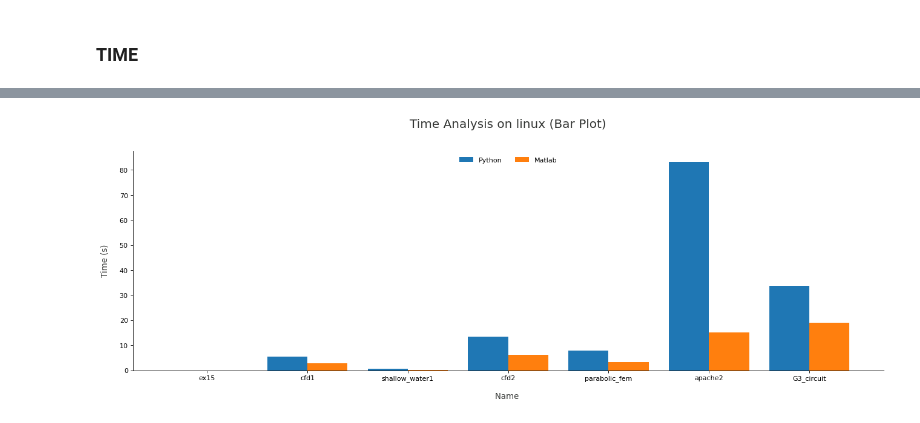
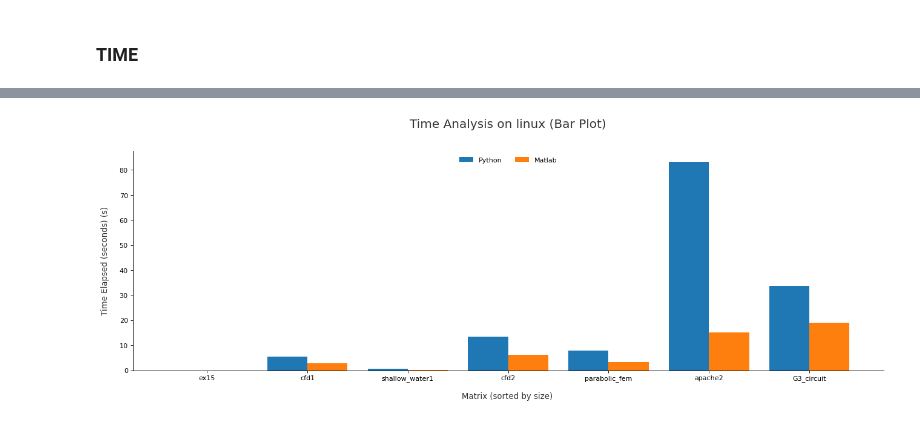
Before and after one commit to simonebenitozzi/cholesky-analysis, a Jupyter notebook: Analysis/model/LanguageCompare.ipynb, the cells around one changed output, grey strips where cells are left out. Saved outputs shown, nothing was run; the diff lists cells and outputs as text; code cells hidden in the pictures.

```diff
--- a/Analysis/model/LanguageCompare.ipynb
+++ b/Analysis/model/LanguageCompare.ipynb
@@ -180,4 +180,4 @@ plot(linux_py['Name'], linux_py['Time'], linux_mat['Time'], "Name", "Time", "Tim
 # %%
-bar_plot(linux_py['Name'], linux_py['Time'], linux_mat['Time'], "Name", "Time", "Time Analysis on linux", LEGEND_1, LEGEND_2, Y_LABEL="s")
+bar_plot(linux_py['Name'], linux_py['Time'], linux_mat['Time'], NAME, TIME, "Time Analysis on linux", LEGEND_1, LEGEND_2, Y_LABEL="s")
 # %% [output]
-[figure, old version]
+[figure, new version]
```
Also changed, not shown: parts of 14 cells of this notebook, 3 other files.
